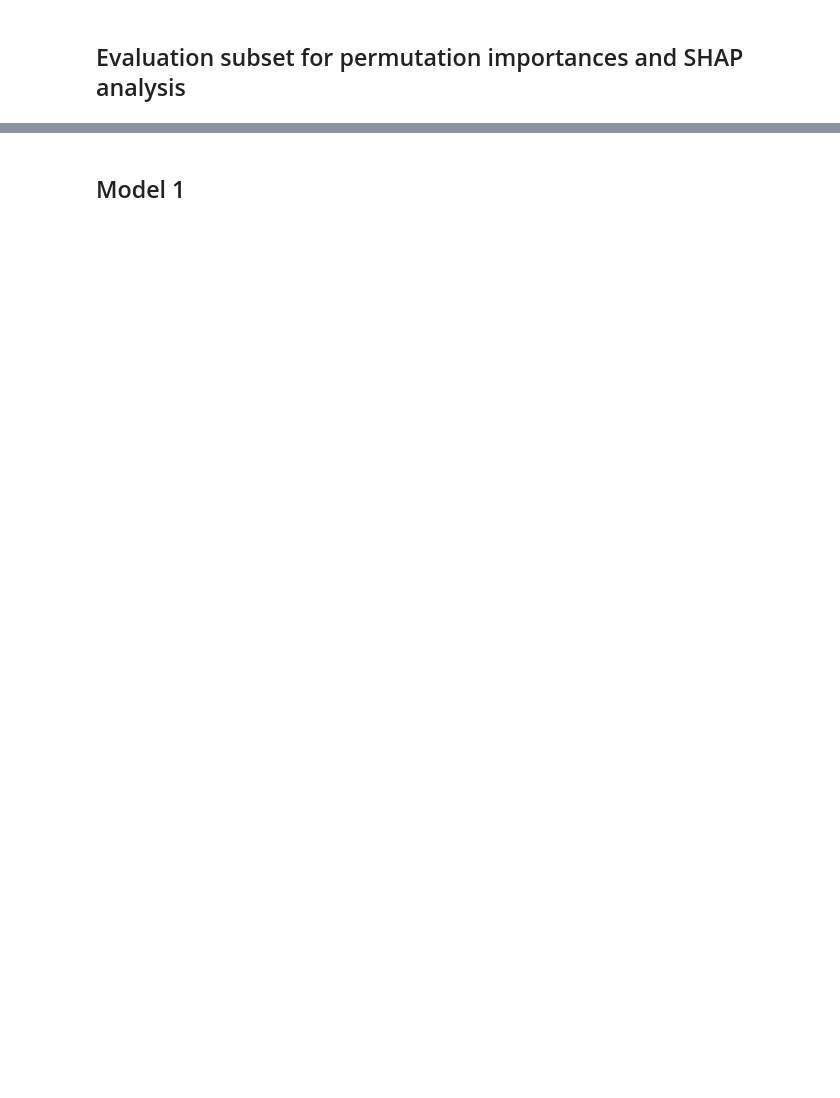
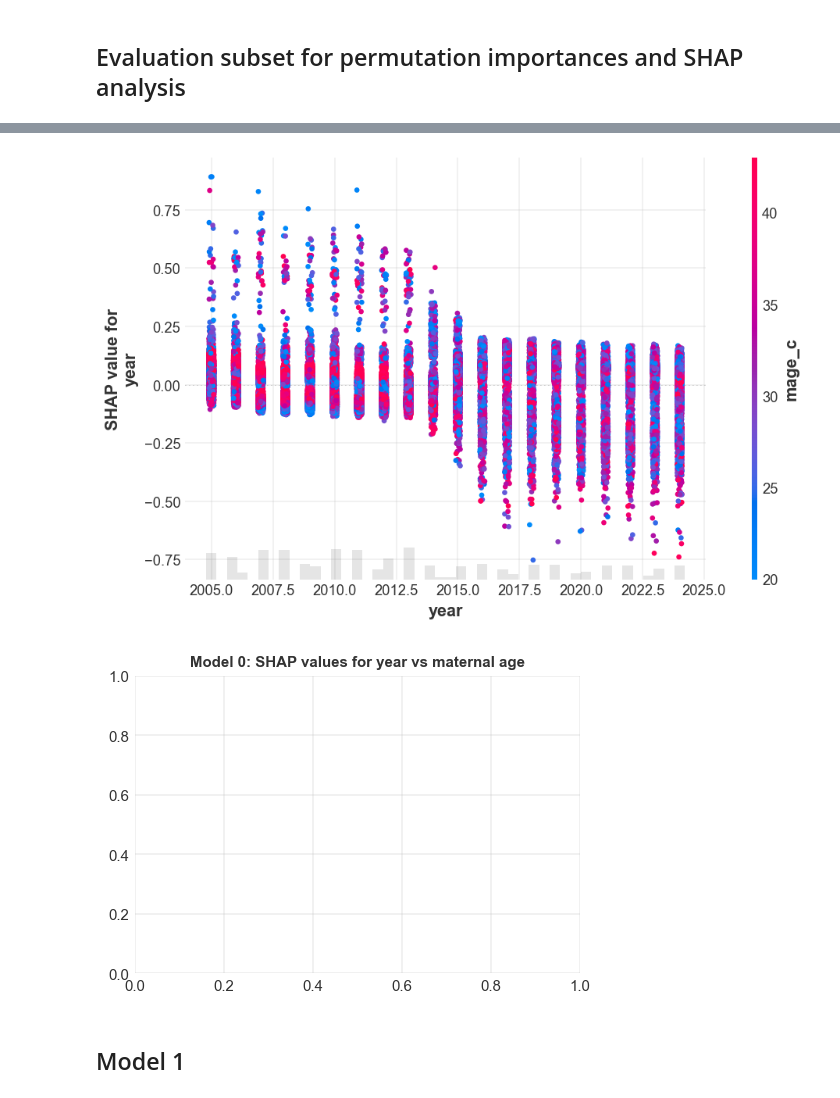
Before and after one commit to frankbuckley/ds-births-populations, a Jupyter notebook: projects/us-birth-certificates/0002-predictors.ipynb, the cells around one changed output, grey strips where cells are left out. Drawn from its saved outputs; the diff is of its cells as text; code cells hidden in the pictures; blank space fills up the shorter version.

```diff
--- a/projects/us-birth-certificates/0002-predictors.ipynb
+++ b/projects/us-birth-certificates/0002-predictors.ipynb
@@ -444,8 +661,19 @@ with plt.rc_context({"axes.titlesize": 12}):
 # %%
-shap.plots.scatter(explanation[:, "year"], color=explanation[:, "mage_c"])
-plt.title(f"Model {model_idx}: SHAP values for year vs maternal age")
-plt.savefig(f"{OUTPUT_DIR}/model_{model_idx}_shap_year_vs_maternal_age.png", dpi=300, bbox_inches="tight")
+ax = shap.plots.scatter(explanation[:, "year"], color=explanation[:, "mage_c"])
+ax.set_title(f"Model {model_idx}: SHAP values for year vs maternal age")
+plt.savefig(
+    f"{OUTPUT_DIR}/model_{model_idx}_shap_year_vs_maternal_age.png",
+    dpi=300,
+    bbox_inches="tight",
+)
+plt.savefig(
+    f"{OUTPUT_DIR}/model_{model_idx}_shap_year_vs_maternal_age.svg",
+    bbox_inches="tight",
+)
 plt.show()
+# %% [output]
+[figure, added]
+[figure, added]
 # %% [markdown]
 ## Model 1
 # %%
```
Also changed, not shown: parts of 18 cells of this notebook.
